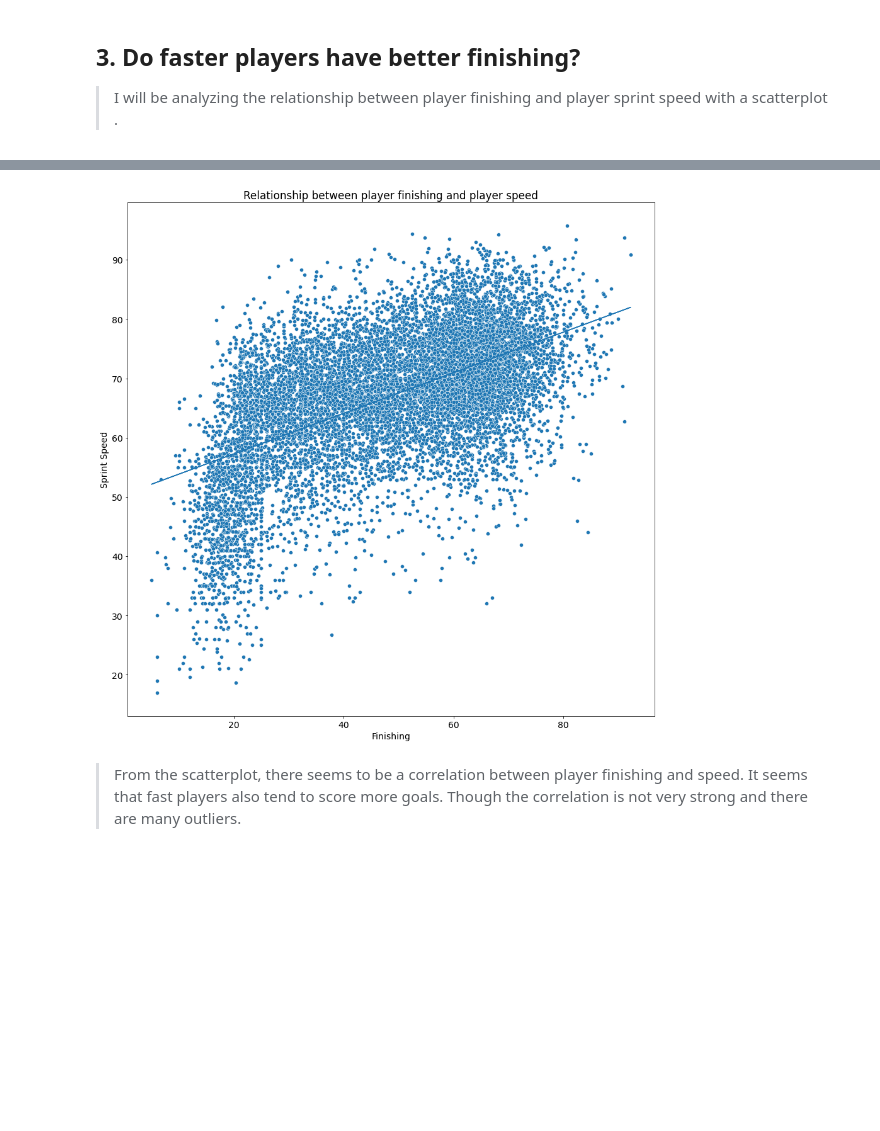
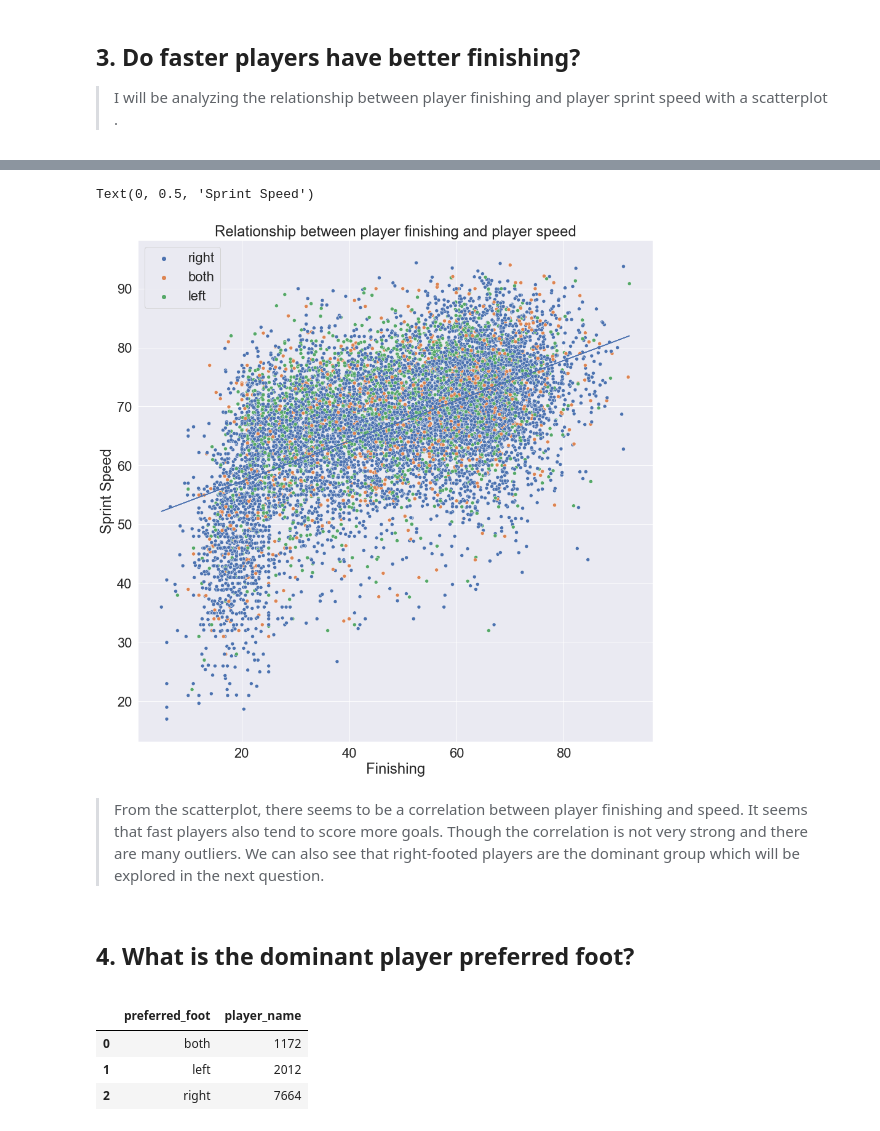
Before and after one commit to Cofucan/football_data_analysis, a Jupyter notebook: football_analysis.ipynb, the cells around one changed output, grey strips where cells are left out. Cells and saved outputs as stored; diff of their text form; code cells hidden in the pictures; blank space fills up the shorter version.

```diff
--- a/football_analysis.ipynb
+++ b/football_analysis.ipynb
@@ -945,0 +1005,31 @@ player_stats = df_player_ed.groupby(['player_name']).mean()
+# %%
+# Creating a function to drop the duplicate player names and add the preferred foot.
+# I do this in a function because I do not want to create unnecessary global variables that will not be used after this.
+# This way, all variables are declared within the function so they can't be accessed globally.
+def both_feet_players():
+    # dataframe of plyers without duplicates
+    two_feet_players = player_stats[player_stats.duplicated(
+        subset=['player_name'], keep="first")]
+
+    # dropping the duplcate player names
+    player_stats.drop_duplicates(subset=['player_name'], inplace=True)
+
+    # total list of playernames without duplicates including single and both feet
+    one_feet_players_list = np.array(player_stats['player_name'])
+
+    # list of playernames that play with both feet
+    two_feet_players_list = np.array(two_feet_players['player_name'])
+
+    # dictionary to store all playernames and their preferred foot based on given conditions
+    player_dict = {item: "both" if item in two_feet_players_list else player_stats[player_stats[
+        'player_name'] == item]['preferred_foot'].values[0] for item in one_feet_players_list}
+
+    # mapping the correct player preferred foot to the players on the dataframe table
+    player_stats['preferred_foot'] = player_stats['player_name'].map(
+        player_dict, na_action='ignore')
+
+    return player_stats
+
+
+player_stats = both_feet_players()
+player_stats
@@ -946,25 +1050,39 @@ player_stats = df_player_ed.groupby(['player_name']).mean()
 # %%
 # creating list of variables to be measured
 u = np.array(player_stats['finishing'])
 v = np.array(player_stats['sprint_speed'])
+g = np.array(player_stats['preferred_foot'])
 
 # creating the scatterplot
-sns.scatterplot(x=u, y=v)
+sns.scatterplot(x=u, y=v, hue=g)
+
+# sizing the scatterplot to a square aspect ratio since the 2 values being measured are using the same 100% scale
+sns.set(rc={"figure.figsize": (15, 15)}, font_scale=2)
 
 w = np.polyfit(u, v, 1)
 x = np.poly1d(w)
-
-# Converting the chart size to a square aspect ratio since the 2 values being measured are using the same 100% scale
-rcParams['font.size'] = 14
-rcParams['figure.figsize'] = [15, 15]
 
 # adding trendline to plot
 plt.plot(u, x(u))
 
 plt.title('Relationship between player finishing and player speed')
 plt.xlabel('Finishing')
 plt.ylabel('Sprint Speed')
 # %% [output]
+Text(0, 0.5, 'Sprint Speed')
-[figure, old version]
+[figure, new version]
 # %% [markdown]
-> From the scatterplot, there seems to be a correlation between player finishing and speed. It seems that fast players also tend to score more goals. Though the correlation is not very strong and there are many outliers.
+> From the scatterplot, there seems to be a correlation between player finishing and speed. It seems that fast players also tend to score more goals. Though the correlation is not very strong and there are many outliers. We can also see that right-footed players are the dominant group which will be explored in the next question.
+# %% [markdown]
+## 4. What is the dominant player preferred foot?
+
+>
+# %%
+foot_group = player_stats.groupby(['preferred_foot'], as_index=False)[
+    'player_name'].count()
+foot_group
+# %% [output]
+|  | preferred_foot | player_name |
+| 0 | both | 1172 |
+| 1 | left | 2012 |
+| 2 | right | 7664 |
```
Also changed, not shown: parts of 24 cells of this notebook, 1 other file.
